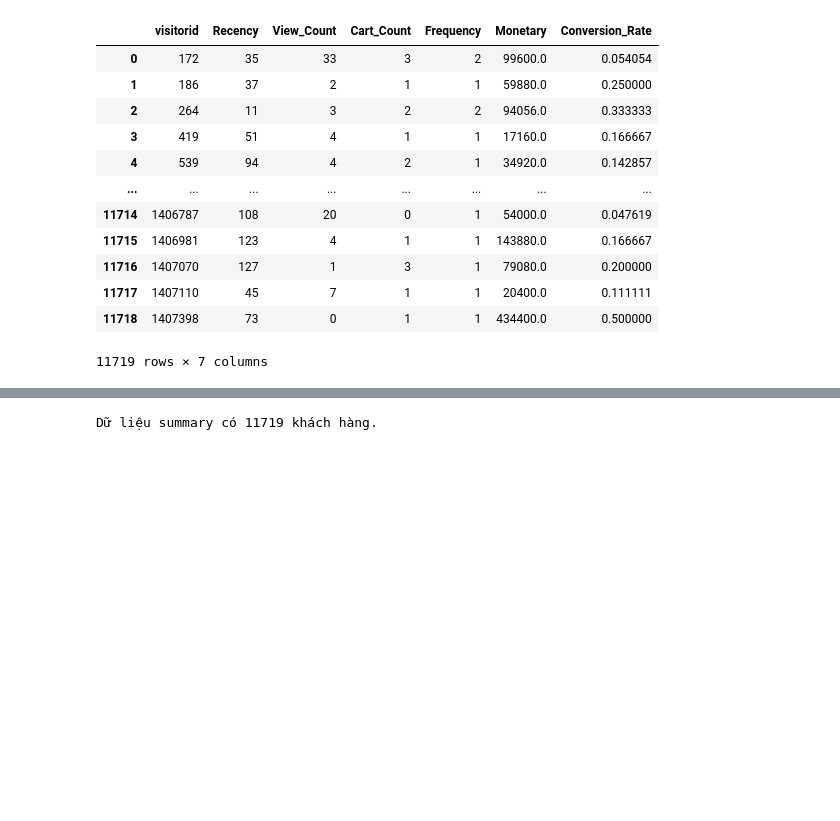
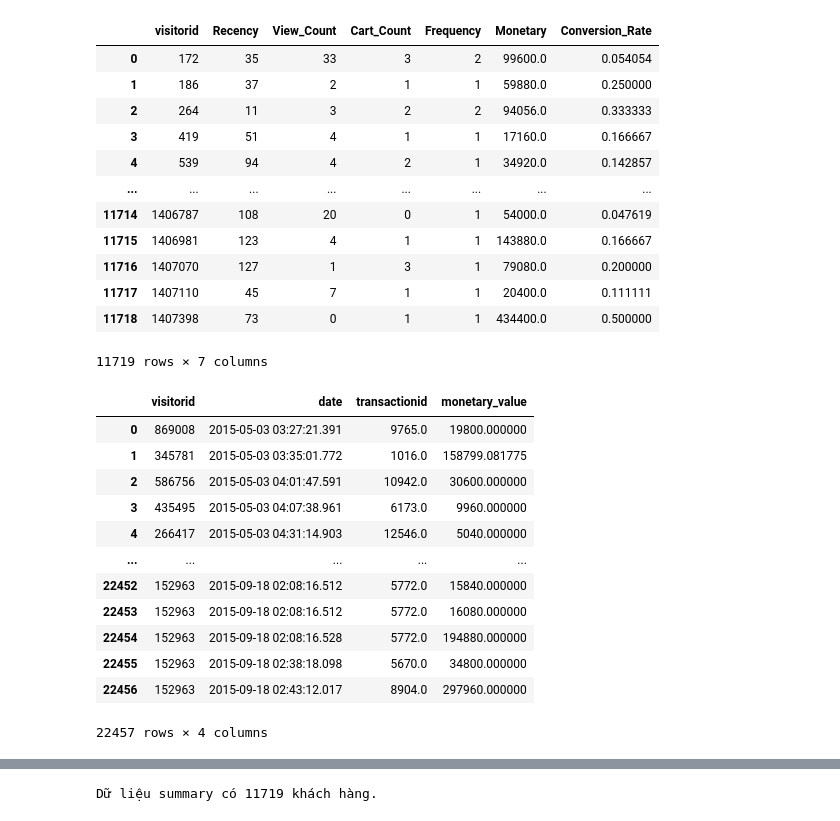
Before and after one commit to bluff-king/Customer-Segment-Personalization, a Jupyter notebook: CRISPDM/04 CLV.ipynb, the cells around one changed output, grey strips where cells are left out. Drawn from its saved outputs; the diff is of its cells as text; code cells hidden in the pictures; blank space fills up the shorter version.

```diff
--- a/CRISPDM/04 CLV.ipynb
+++ b/CRISPDM/04 CLV.ipynb
@@ -34,3 +34,19 @@ customers_df
 | 11717 | 1407110 | 45 | 7 | 1 | 1 | 20400.0 | 0.111111 |
 | 11718 | 1407398 | 73 | 0 | 1 | 1 | 434400.0 | 0.500000 |
 11719 rows × 7 columns
+# %%
+clean_transaction_log
+# %% [output]
+|  | visitorid | date | transactionid | monetary_value |
+| 0 | 869008 | 2015-05-03 03:27:21.391 | 9765.0 | 19800.000000 |
+| 1 | 345781 | 2015-05-03 03:35:01.772 | 1016.0 | 158799.081775 |
+| 2 | 586756 | 2015-05-03 04:01:47.591 | 10942.0 | 30600.000000 |
+| 3 | 435495 | 2015-05-03 04:07:38.961 | 6173.0 | 9960.000000 |
+| 4 | 266417 | 2015-05-03 04:31:14.903 | 12546.0 | 5040.000000 |
+| ... | ... | ... | ... | ... |
+| 22452 | 152963 | 2015-09-18 02:08:16.512 | 5772.0 | 15840.000000 |
+| 22453 | 152963 | 2015-09-18 02:08:16.512 | 5772.0 | 16080.000000 |
+| 22454 | 152963 | 2015-09-18 02:08:16.528 | 5772.0 | 194880.000000 |
+| 22455 | 152963 | 2015-09-18 02:38:18.098 | 5670.0 | 34800.000000 |
+| 22456 | 152963 | 2015-09-18 02:43:12.017 | 8904.0 | 297960.000000 |
+22457 rows × 4 columns
```
Also changed, not shown: parts of 14 cells of this notebook, 1 other file.
